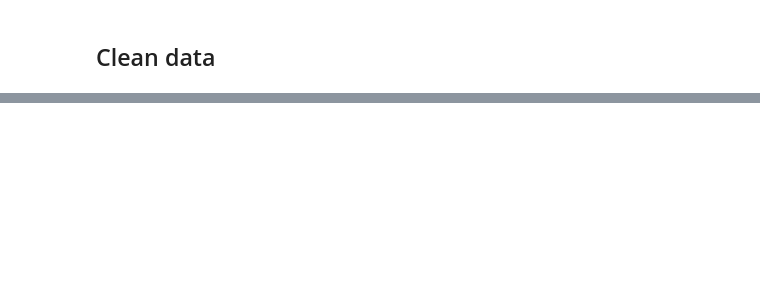
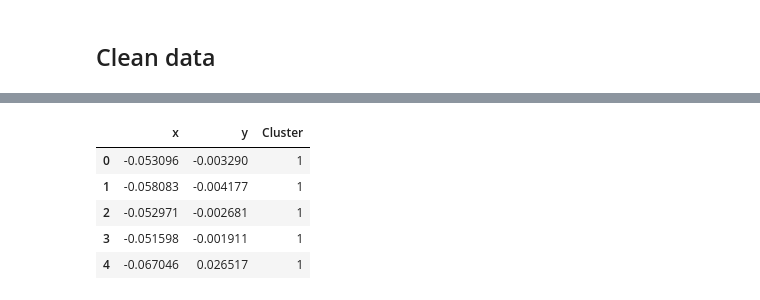
Before and after one commit to gunisha30/Analyzing_WDI, a Jupyter notebook: clustering.ipynb, the cells around one changed output, grey strips where cells are left out. Saved outputs shown, nothing was run; the diff lists cells and outputs as text; code cells hidden in the pictures; blank space fills up the shorter version.

```diff
--- a/clustering.ipynb
+++ b/clustering.ipynb
@@ -76,0 +159,5 @@ df2.to_csv('C:/Users/hp1/Documents/minor/2020notnull.csv')
+# %%
+#apply k-means
+
+Kmean = KMeans (n_clusters = 5,random_state=0)
+cluster=Kmean.fit_predict (principaldf)
@@ -76,0 +166,11 @@ df2.to_csv('C:/Users/hp1/Documents/minor/2020notnull.csv')
+# %%
+new_df = pd.concat([principaldf,cluster], axis=1)
+new_df.rename(columns={0:'Cluster'},inplace=True)
+new_df.head()
+# %% [output]
+|  | x | y | Cluster |
+| 0 | -0.053096 | -0.003290 | 1 |
+| 1 | -0.058083 | -0.004177 | 1 |
+| 2 | -0.052971 | -0.002681 | 1 |
+| 3 | -0.051598 | -0.001911 | 1 |
+| 4 | -0.067046 | 0.026517 | 1 |
```
Also changed, not shown: parts of 56 cells of this notebook.
